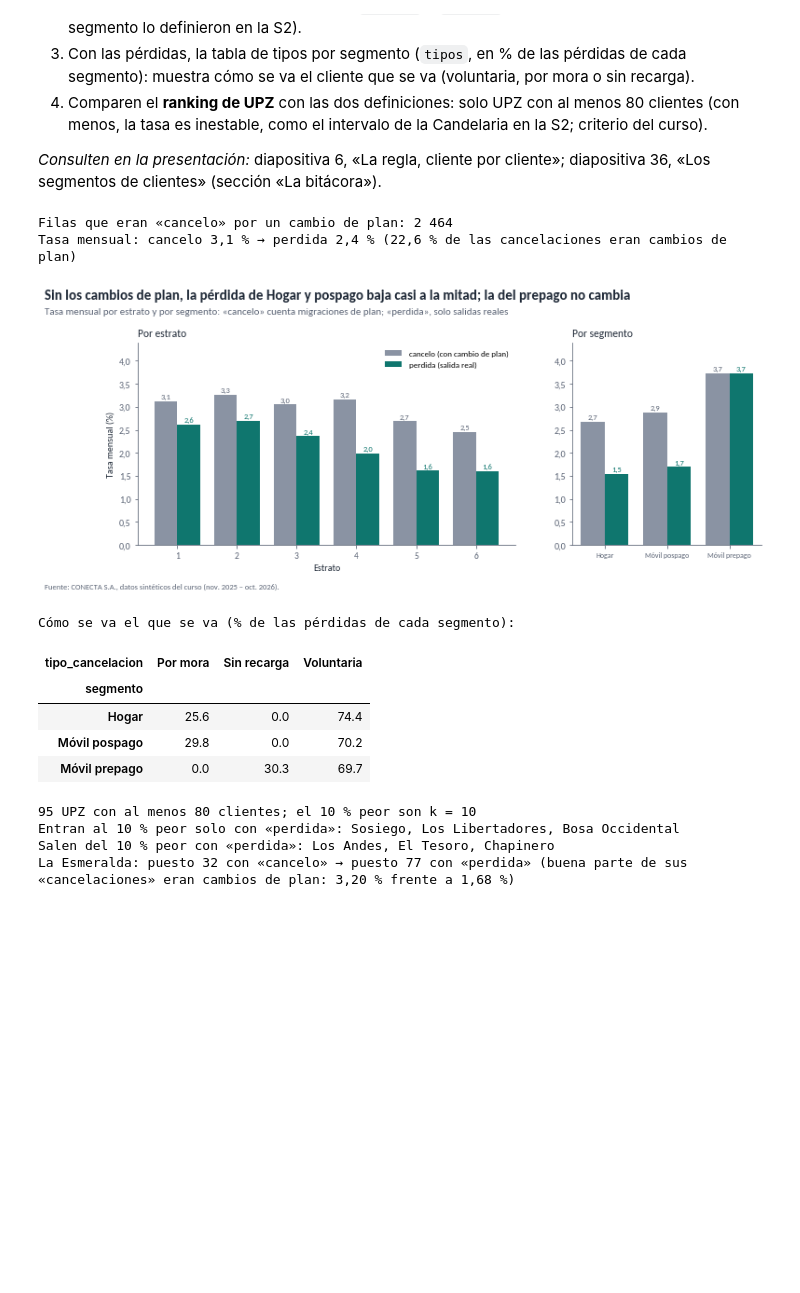
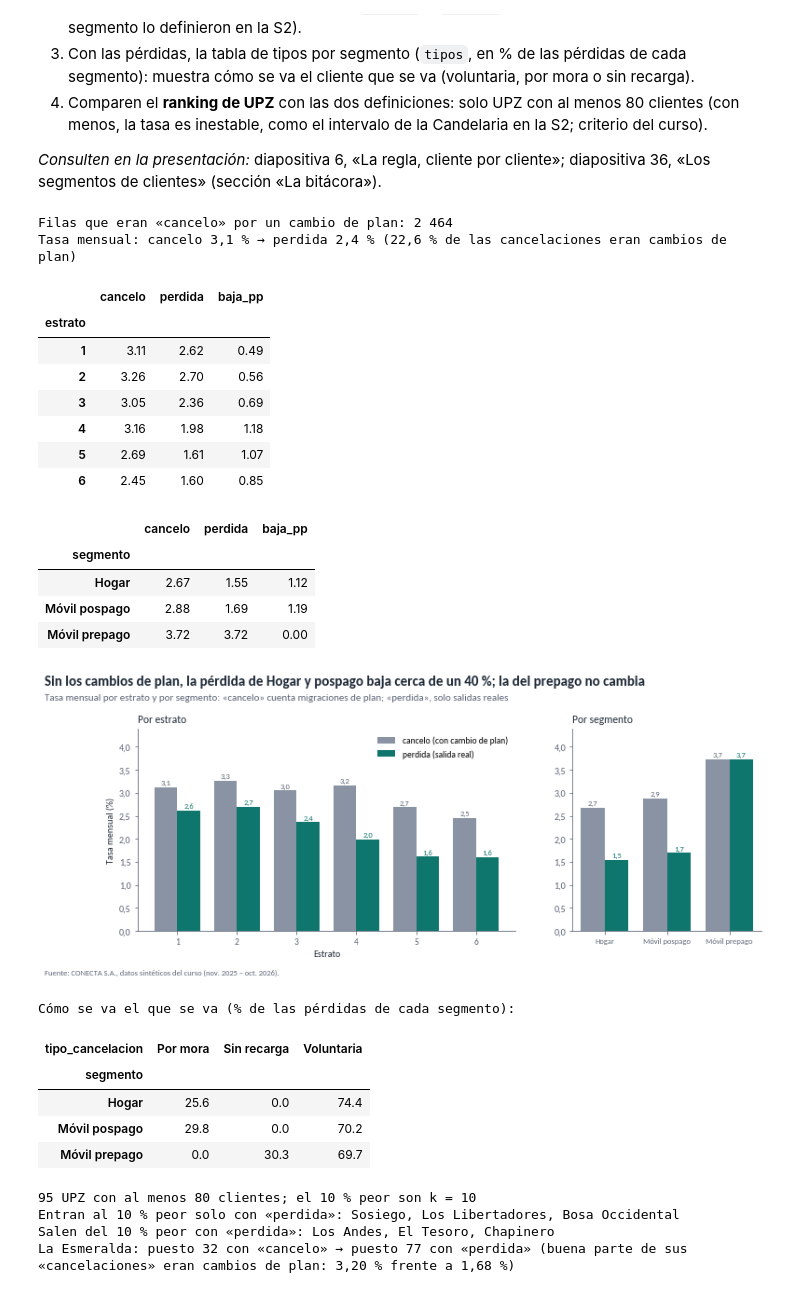
Before and after one commit to juliomariop/visualizacion_datos_especializacion, a Jupyter notebook: sesion_03/DATAVIZ_sesion_3_proyecto_A_grupo_9.ipynb, the cells around one changed output. Cells and saved outputs as stored; diff of their text form; code cells hidden in the pictures; blank space fills up the shorter version.

Commit message:
Sesión 3: correcciones adversariales (razón del estrato, prepago, categorías Wang & Strong, JSON)
Co-Authored-By: Devin AI <158243242+devin-ai-integration[bot]@users.noreply.github.com>

```diff
--- a/sesion_03/DATAVIZ_sesion_3_proyecto_A_grupo_9.ipynb
+++ b/sesion_03/DATAVIZ_sesion_3_proyecto_A_grupo_9.ipynb
@@ -263,44 +265,58 @@ print(f"Tasa mensual: cancelo {decimal(100 * d['cancelo'].mean(), 1)} % → perd
       f"{decimal(100 * d['perdida'].mean(), 1)} % "
       f"({decimal(100 * n_cambio / d['cancelo'].sum(), 1)} % de las cancelaciones eran cambios de plan)")
 
 d["segmento"] = np.where(d["linea"] == "Hogar", "Hogar",
                          np.where(d["modalidad"] == "Prepago", "Móvil prepago", "Móvil pospago"))
 por_estrato = 100 * d.groupby("estrato")[["cancelo", "perdida"]].mean()
 por_segmento = 100 * d.groupby("segmento")[["cancelo", "perdida"]].mean()
+display(por_estrato.assign(baja_pp=lambda t: (t["cancelo"] - t["perdida"])).round(2))
+display(por_segmento.assign(baja_pp=lambda t: (t["cancelo"] - t["perdida"])).round(2))
 
 fig, (a1, a2) = plt.subplots(1, 2, figsize=(12, 4), gridspec_kw={"width_ratios": [2, 1]})
 for ax, tabla, nombre in ((a1, por_estrato, "Por estrato"), (a2, por_segmento, "Por segmento")):
     x, w = np.arange(len(tabla)), 0.38
     ax.bar(x - w / 2, tabla["cancelo"], width=w, color=PALETA["neutro"], label="cancelo (con cambio de plan)")
     ax.bar(x + w / 2, tabla["perdida"], width=w, color=PALETA["principal"], label="perdida (salida real)")
     for xi, (c_, p_) in enumerate(zip(tabla["cancelo"], tabla["perdida"])):
         ax.text(xi - w / 2, c_ + 0.05, decimal(c_, 1), ha="center", fontsize=8.5, color=PALETA["secundario"])
         ax.text(xi + w / 2, p_ + 0.05, decimal(p_, 1), ha="center", fontsize=8.5, color=PALETA["principal"])
     ax.set_xticks(x); ax.set_xticklabels(tabla.index, fontsize=9.5)
     ax.set_ylim(0, 4.4); ax.set_title(nombre, loc="left", fontsize=11.5, color=PALETA["texto"])
     ax.yaxis.set_major_formatter(plt.FuncFormatter(lambda v, _: decimal(v, 1)))
-a1.set_xlabel("Estrato"); a1.set_ylabel("Tasa mensual (%)"); a1.legend(frameon=False, fontsize=9)
-a2.set_xlabel(""); a2.tick_params(axis="x", labelsize=8)
-titulo(fig, "Sin los cambios de plan, la pérdida de Hogar y pospago baja casi a la mitad; la del prepago no cambia",
+a1.set_xlabel("Estrato"); a1.set_ylabel("Tasa mensual (%)"); a1.legend(frameon=False, fontsize=9.5)
+a2.set_xlabel(""); a2.tick_params(axis="x", labelsize=8.5)
+titulo(fig, "Sin los cambios de plan, la pérdida de Hogar y pospago baja cerca de un 40 %; la del prepago no cambia",
        "Tasa mensual por estrato y por segmento: «cancelo» cuenta migraciones de plan; «perdida», solo salidas reales")
 fuente(fig, FUENTE_CONECTA)
 guardar(fig, "t3_cancelo_vs_perdida.png")
-plt.show()
 
 tipos = 100 * pd.crosstab(d.loc[d["perdida"] == 1, "segmento"],
                           d.loc[d["perdida"] == 1, "tipo_cancelacion"], normalize="index")
 print("Cómo se va el que se va (% de las pérdidas de cada segmento):")
 display(tipos.round(1))
 # %% [output]
 Filas que eran «cancelo» por un cambio de plan: 2 464
 Tasa mensual: cancelo 3,1 % → perdida 2,4 % (22,6 % de las cancelaciones eran cambios de plan)
+|  | cancelo | perdida | baja_pp |
+| estrato |  |  |  |
+| 1 | 3.11 | 2.62 | 0.49 |
+| 2 | 3.26 | 2.70 | 0.56 |
+| 3 | 3.05 | 2.36 | 0.69 |
+| 4 | 3.16 | 1.98 | 1.18 |
+| 5 | 2.69 | 1.61 | 1.07 |
+| 6 | 2.45 | 1.60 | 0.85 |
+|  | cancelo | perdida | baja_pp |
+| segmento |  |  |  |
+| Hogar | 2.67 | 1.55 | 1.12 |
+| Móvil pospago | 2.88 | 1.69 | 1.19 |
+| Móvil prepago | 3.72 | 3.72 | 0.00 |
-[figure, old version]
+[figure, new version]
 Cómo se va el que se va (% de las pérdidas de cada segmento):
-| tipo_cancelacion | Por mora | Sin recarga | Voluntaria |
-| segmento |  |  |  |
-| Hogar | 25.6 | 0.0 | 74.4 |
-| Móvil pospago | 29.8 | 0.0 | 70.2 |
-| Móvil prepago | 0.0 | 30.3 | 69.7 |
+| tipo_cancelacion | Por mora | Sin recarga | Voluntaria |
+| segmento |  |  |  |
+| Hogar | 25.6 | 0.0 | 74.4 |
+| Móvil pospago | 29.8 | 0.0 | 70.2 |
+| Móvil prepago | 0.0 | 30.3 | 69.7 |
 # %%
 ranking = d.groupby(["codigo_upz", "upz", "localidad"]).agg(clientes=("cliente_id", "nunique"),
                                                                 cancelo=("cancelo", "mean"), perdida=("perdida", "mean"))
```
Also changed, not shown: parts of 8 cells of this notebook, 1 other file.
